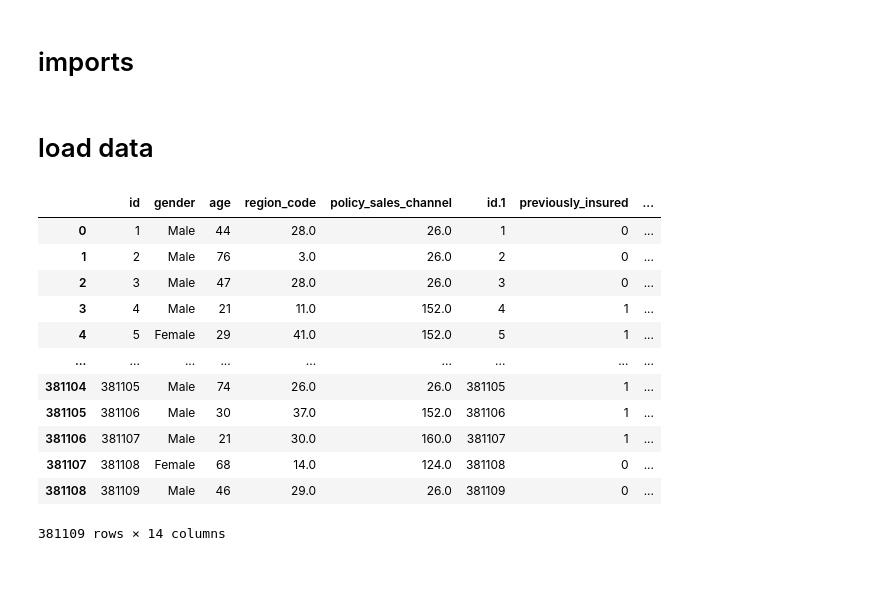
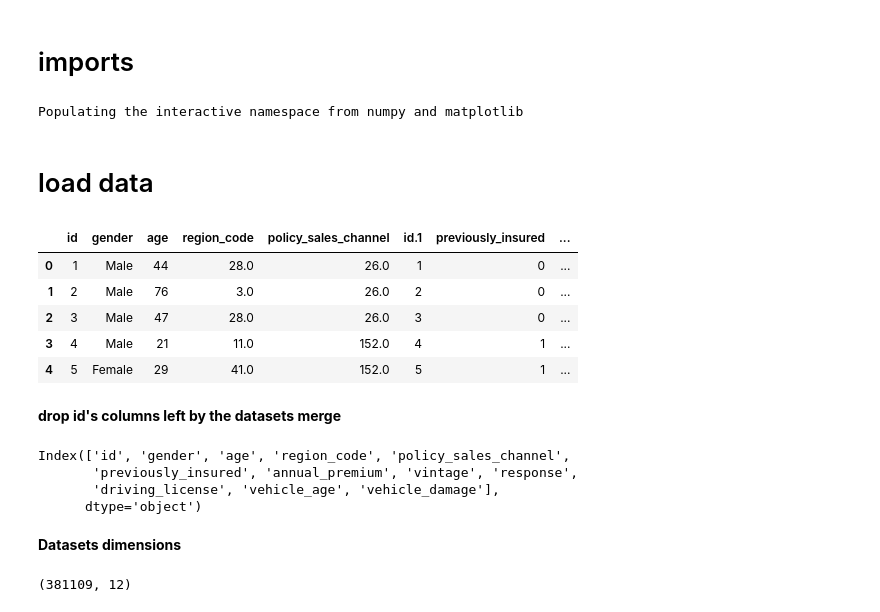
Before and after one commit to lavinomenezes/PA004, a Jupyter notebook: PA04_Insurance_all_coleta_de_dados.ipynb, the cells around one changed output. Drawn from its saved outputs; the diff is of its cells as text; code cells hidden in the pictures; blank space fills up the shorter version.

Commit message:
data_preparation

```diff
--- a/PA04_Insurance_all_coleta_de_dados.ipynb
+++ b/PA04_Insurance_all_coleta_de_dados.ipynb
@@ -8,20 +9,27 @@ import matplotlib.pyplot as plt
+# %%
+def jupyter_settings():
+    %matplotlib inline
+    %pylab inline
+    plt.style.use( 'bmh' )
+    plt.rcParams['figure.figsize'] = [25, 12]
+    plt.rcParams['font.size'] = 24
+    display( HTML( '<style>.container { width:100% !important; }</style>') )
+    sns.set()
+jupyter_settings()
+# %% [output]
+Populating the interactive namespace from numpy and matplotlib
 # %% [markdown]
 # load data
 # %%
 data_raw = pd.read_csv('data/clients.csv')
 # %%
-data_raw
+data_raw.head()
 # %% [output]
 |  | id | gender | age | region_code | policy_sales_channel | id.1 | previously_insured | ... |
 | 0 | 1 | Male | 44 | 28.0 | 26.0 | 1 | 0 | ... |
 | 1 | 2 | Male | 76 | 3.0 | 26.0 | 2 | 0 | ... |
 | 2 | 3 | Male | 47 | 28.0 | 26.0 | 3 | 0 | ... |
 | 3 | 4 | Male | 21 | 11.0 | 152.0 | 4 | 1 | ... |
 | 4 | 5 | Female | 29 | 41.0 | 152.0 | 5 | 1 | ... |
-| ... | ... | ... | ... | ... | ... | ... | ... | ... |
-| 381104 | 381105 | Male | 74 | 26.0 | 26.0 | 381105 | 1 | ... |
-| 381105 | 381106 | Male | 30 | 37.0 | 152.0 | 381106 | 1 | ... |
-| 381106 | 381107 | Male | 21 | 30.0 | 160.0 | 381107 | 1 | ... |
-| 381107 | 381108 | Female | 68 | 14.0 | 124.0 | 381108 | 0 | ... |
-| 381108 | 381109 | Male | 46 | 29.0 | 26.0 | 381109 | 0 | ... |
-381109 rows × 14 columns
+# %% [markdown]
+**drop id's columns left by the datasets merge**
@@ -27,0 +38,13 @@ data_raw
+# %%
+data_raw.columns
+# %% [output]
+Index(['id', 'gender', 'age', 'region_code', 'policy_sales_channel',
+       'previously_insured', 'annual_premium', 'vintage', 'response',
+       'driving_license', 'vehicle_age', 'vehicle_damage'],
+      dtype='object')
+# %% [markdown]
+**Datasets dimensions**
+# %%
+data_raw.shape
+# %% [output]
+(381109, 12)
```
Also changed, not shown: parts of 20 cells of this notebook.
